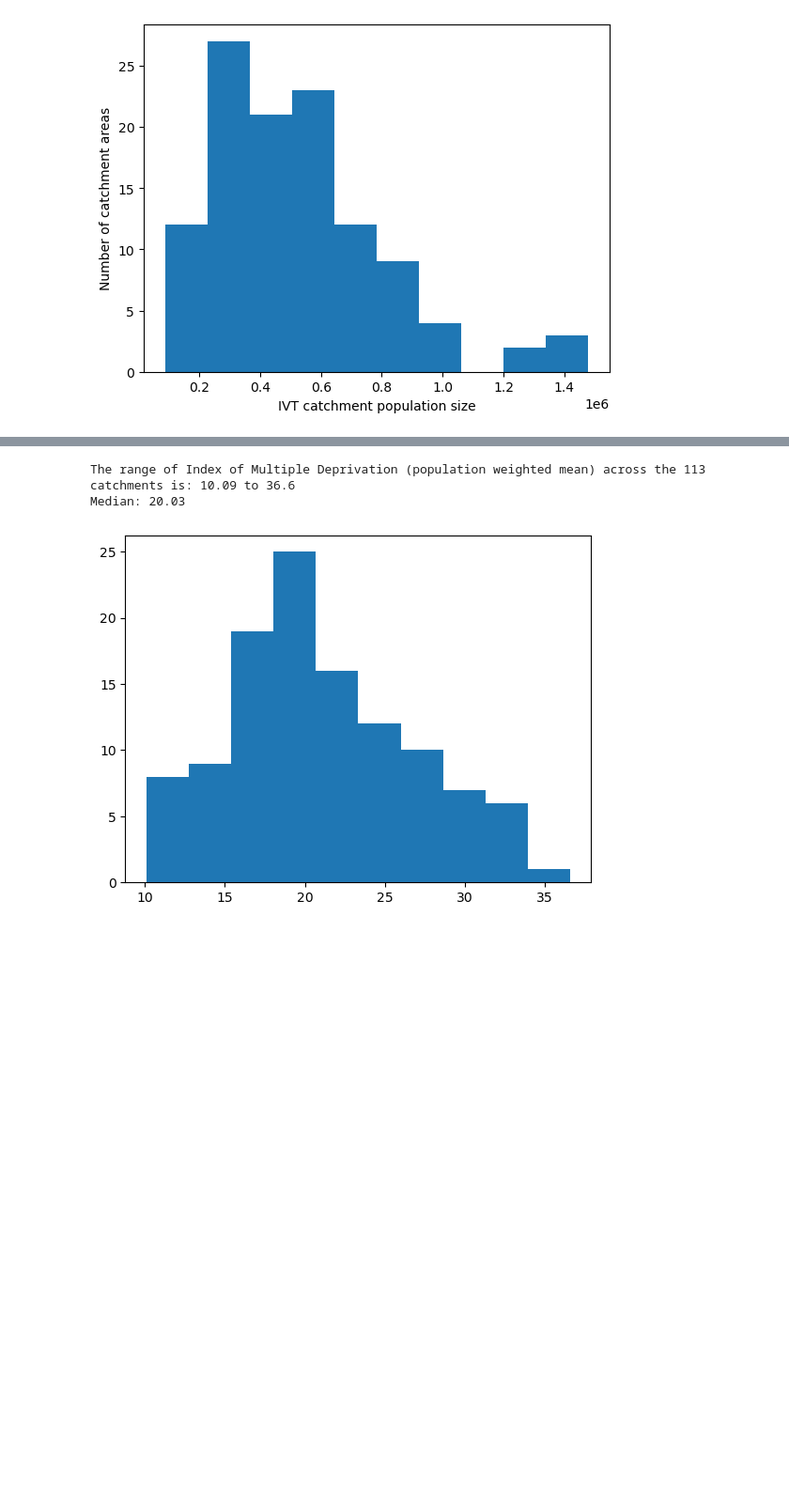
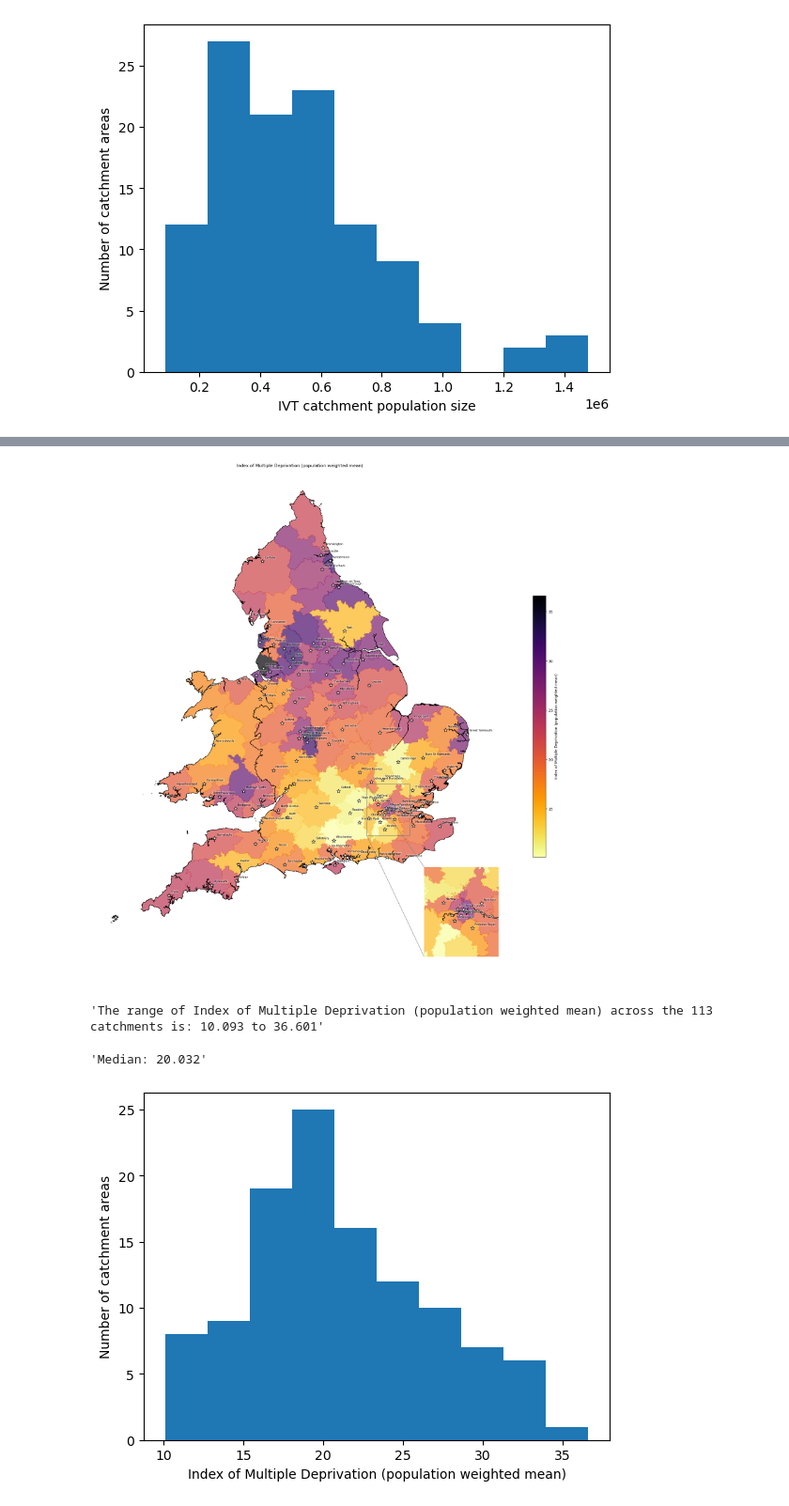
Before and after one commit to samuel-book/stroke_unit_demographics, a Jupyter notebook: 03_create_imd_maps.ipynb, the cells around one changed output, grey strips where cells are left out. Shown at 94% size. Cells and saved outputs as stored; diff of their text form; code cells hidden in the pictures; blank space fills up the shorter version.

```diff
--- a/03_create_imd_maps.ipynb
+++ b/03_create_imd_maps.ipynb
@@ -454,4 +460,0 @@ Add data about IMD, joining based on 'closest_ivt_unit'
-# %%
-gdf_ivt_catchment.set_index(['closest_iv'], inplace=True)
-gdf_ivt_catchment = gdf_ivt_catchment.join(df_ivt_imd['imd_weighted_mean']).reset_index()
-gdf_ivt_catchment.head()
@@ -592,10 +461,14 @@ plt.show()
-# %%
-print(f"The range of {col_readable} across the {gdf_ivt_catchment.shape[0]} catchments is: {round(gdf_ivt_catchment[col].min(),2)} to {round(gdf_ivt_catchment[col].max(),2)}")
-print(f"Median: {round(gdf_ivt_catchment[col].median(),2)}")
-# %% [output]
-The range of Index of Multiple Deprivation (population weighted mean) across the 113 catchments is: 10.09 to 36.6
-Median: 20.03
-# %%
-plt.hist(gdf_ivt_catchment[col]);
-# %% [output]
-[figure, removed]
+# %%
+create_map(
+    gdf_ivt_catchment,
+    av_df=df_ivt_imd,
+    col='imd_weighted_mean',
+    col_readable='Index of Multiple Deprivation (population weighted mean)',
+    gdf_units=gdf_units,
+    base_map=False,
+    show_labels=True)
+# %% [output]
+[figure, added]
+'The range of Index of Multiple Deprivation (population weighted mean) across the 113 catchments is: 10.093 to 36.601'
+'Median: 20.032'
+[figure, added]
```
Also changed, not shown: parts of 36 cells of this notebook.
